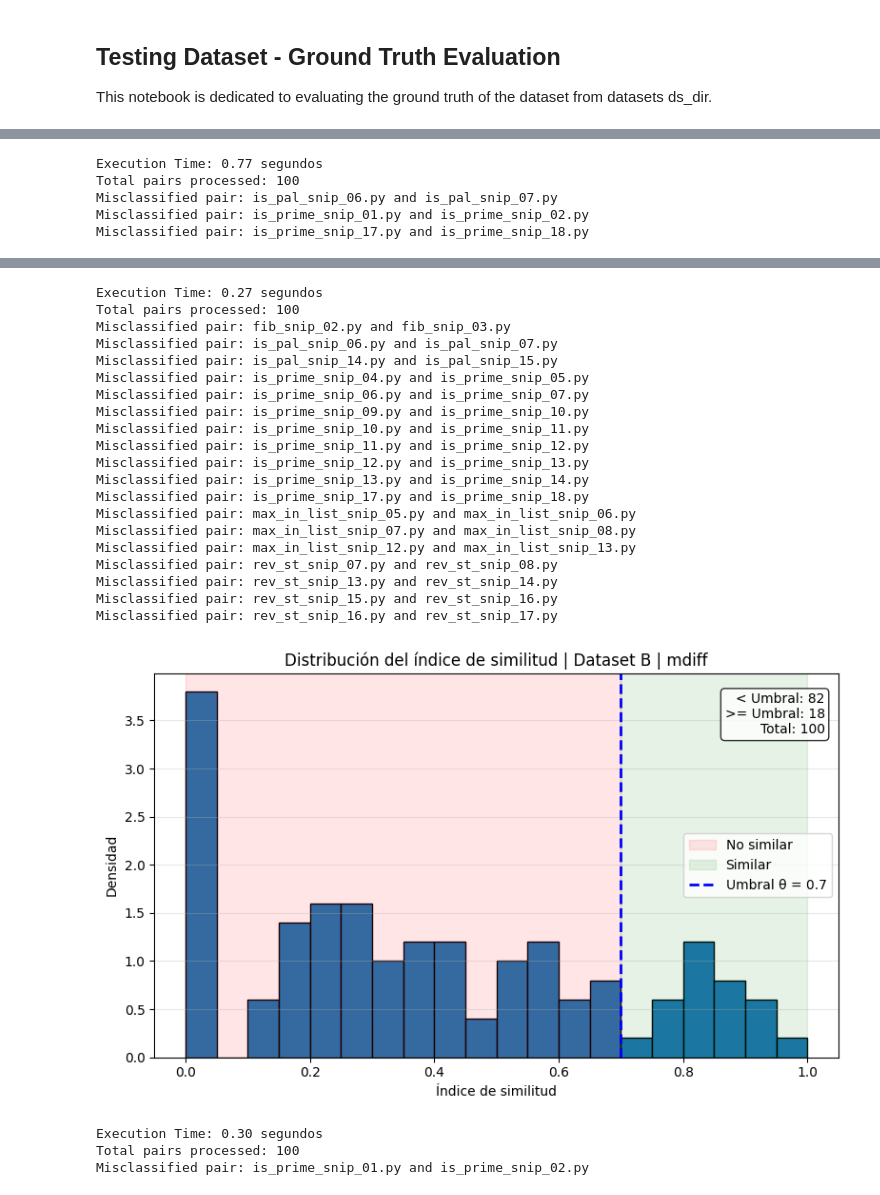
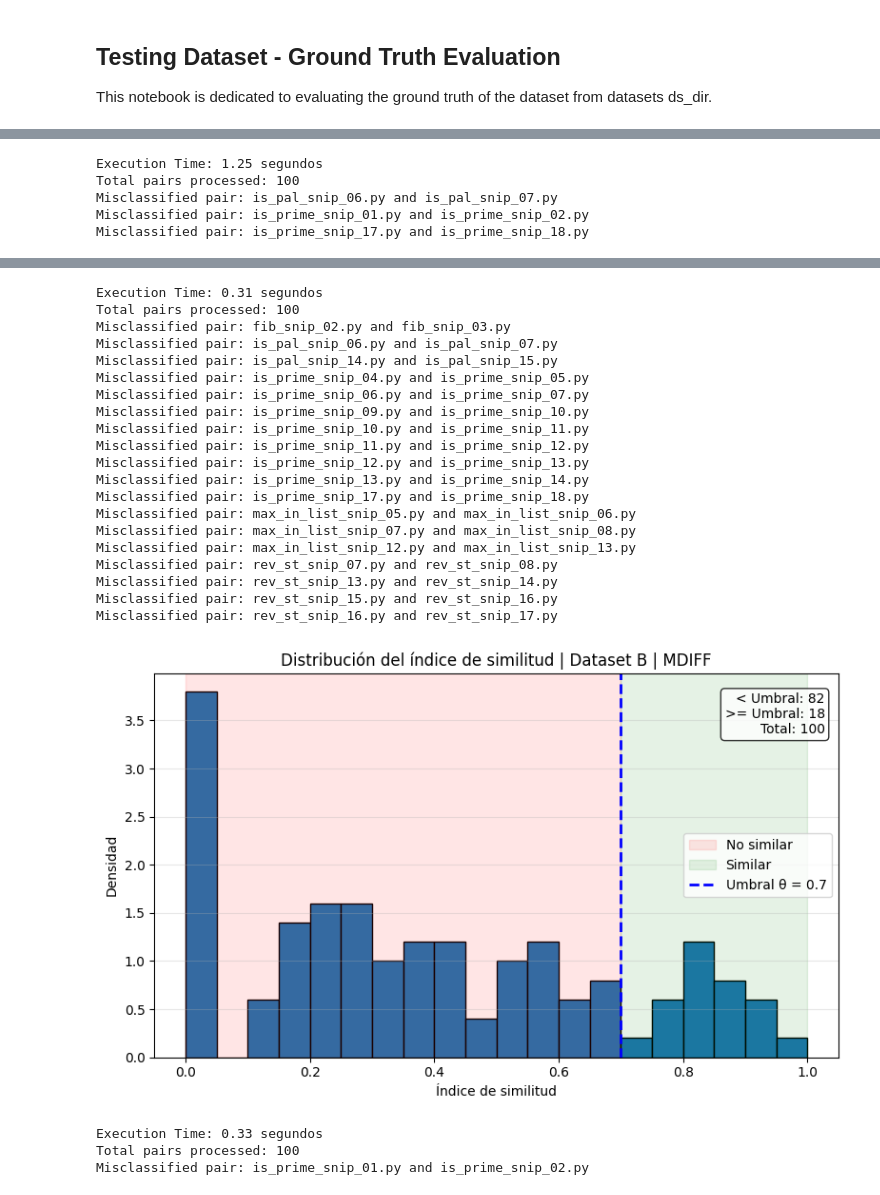
Before and after one commit to EdsonEddy/scsc, a Jupyter notebook: notebooks/testing_dataset/ground_truth.ipynb, the cells around one changed output, grey strips where cells are left out. Saved outputs shown, nothing was run; the diff lists cells and outputs as text; code cells hidden in the pictures.

```diff
--- a/notebooks/testing_dataset/ground_truth.ipynb
+++ b/notebooks/testing_dataset/ground_truth.ipynb
@@ -286,7 +286,7 @@ kaggle_truth_values, kaggle_predicted_values, scores_arr= get_truth_and_predicte
     csv_name="kaggle_dataset.csv",
     method="csim",
 )
-plot_histogram(scores_arr, title='Dataset B | csim')
+plot_histogram(scores_arr, title='Dataset B | CSIM')
 
 kaggle_truth_values, kaggle_predicted_values, scores_arr= get_truth_and_predicted_values(
     ds_dir="datasets",
@@ -294,7 +294,7 @@ kaggle_truth_values, kaggle_predicted_values, scores_arr= get_truth_and_predicte
     csv_name="kaggle_dataset.csv",
     method="ted",
 )
-plot_histogram(scores_arr, title='Dataset B | ted')
+plot_histogram(scores_arr, title='Dataset B | TED')
 
 kaggle_truth_values, kaggle_predicted_values, scores_arr= get_truth_and_predicted_values(
     ds_dir="datasets",
@@ -302,7 +302,7 @@ kaggle_truth_values, kaggle_predicted_values, scores_arr= get_truth_and_predicte
     csv_name="kaggle_dataset.csv",
     method="mdiff",
 )
-plot_histogram(scores_arr, title='Dataset B | mdiff')
+plot_histogram(scores_arr, title='Dataset B | MDIFF')
 
 kaggle_truth_values, kaggle_predicted_values, scores_arr= get_truth_and_predicted_values(
     ds_dir="datasets",
@@ -310,9 +310,9 @@ kaggle_truth_values, kaggle_predicted_values, scores_arr= get_truth_and_predicte
     csv_name="kaggle_dataset.csv",
     method="lf",
 )
-plot_histogram(scores_arr, title='Dataset B | lf')
+plot_histogram(scores_arr, title='Dataset B | LF')
 # %% [output]
-Execution Time: 0.77 segundos
+Execution Time: 1.25 segundos
 Total pairs processed: 100
 Misclassified pair: is_pal_snip_06.py and is_pal_snip_07.py
 Misclassified pair: is_prime_snip_01.py and is_prime_snip_02.py
@@ -328,35 +328,35 @@ Misclassified pair: is_pal_snip_09.py and is_pal_snip_10.py
 Misclassified pair: is_pal_snip_16.py and is_pal_snip_17.py
 Misclassified pair: is_pal_snip_17.py and is_pal_snip_18.py
 Misclassified pair: is_pal_snip_18.py and is_pal_snip_19.py
 Misclassified pair: is_pal_snip_19.py and is_pal_snip_20.py
 Misclassified pair: is_prime_snip_01.py and is_prime_snip_02.py
 ... (15 lines left out)
 Misclassified pair: rev_st_snip_16.py and rev_st_snip_17.py
 Misclassified pair: rev_st_snip_17.py and rev_st_snip_18.py
 Misclassified pair: rev_st_snip_18.py and rev_st_snip_19.py
 Misclassified pair: rev_st_snip_19.py and rev_st_snip_20.py
 [figure]
-Execution Time: 0.27 segundos
+Execution Time: 0.31 segundos
 Total pairs processed: 100
 Misclassified pair: fib_snip_02.py and fib_snip_03.py
 Misclassified pair: is_pal_snip_06.py and is_pal_snip_07.py
 Misclassified pair: is_pal_snip_14.py and is_pal_snip_15.py
 Misclassified pair: is_prime_snip_04.py and is_prime_snip_05.py
 Misclassified pair: is_prime_snip_06.py and is_prime_snip_07.py
 Misclassified pair: is_prime_snip_09.py and is_prime_snip_10.py
 Misclassified pair: is_prime_snip_10.py and is_prime_snip_11.py
 Misclassified pair: is_prime_snip_11.py and is_prime_snip_12.py
 Misclassified pair: is_prime_snip_12.py and is_prime_snip_13.py
 Misclassified pair: is_prime_snip_13.py and is_prime_snip_14.py
 Misclassified pair: is_prime_snip_17.py and is_prime_snip_18.py
 Misclassified pair: max_in_list_snip_05.py and max_in_list_snip_06.py
 Misclassified pair: max_in_list_snip_07.py and max_in_list_snip_08.py
 Misclassified pair: max_in_list_snip_12.py and max_in_list_snip_13.py
 Misclassified pair: rev_st_snip_07.py and rev_st_snip_08.py
 Misclassified pair: rev_st_snip_13.py and rev_st_snip_14.py
 Misclassified pair: rev_st_snip_15.py and rev_st_snip_16.py
 Misclassified pair: rev_st_snip_16.py and rev_st_snip_17.py
-[figure, old version]
+[figure, new version]
-Execution Time: 0.30 segundos
+Execution Time: 0.33 segundos
 Total pairs processed: 100
 Misclassified pair: is_prime_snip_01.py and is_prime_snip_02.py
```
Also changed, not shown: parts of 5 cells of this notebook.
